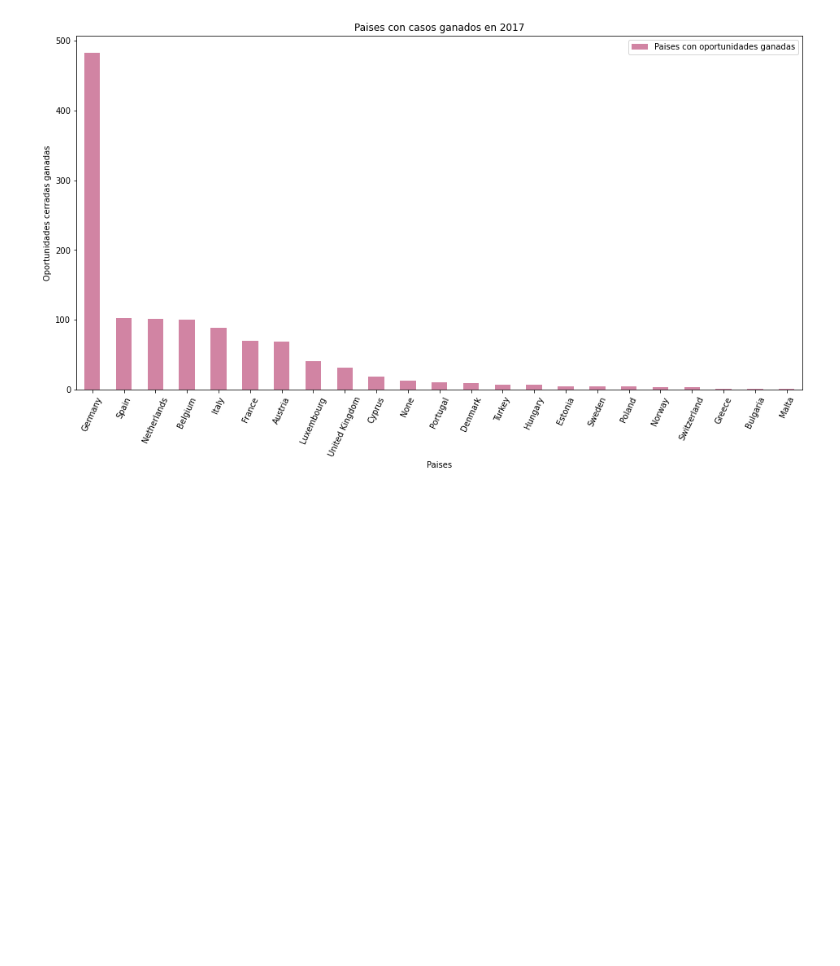
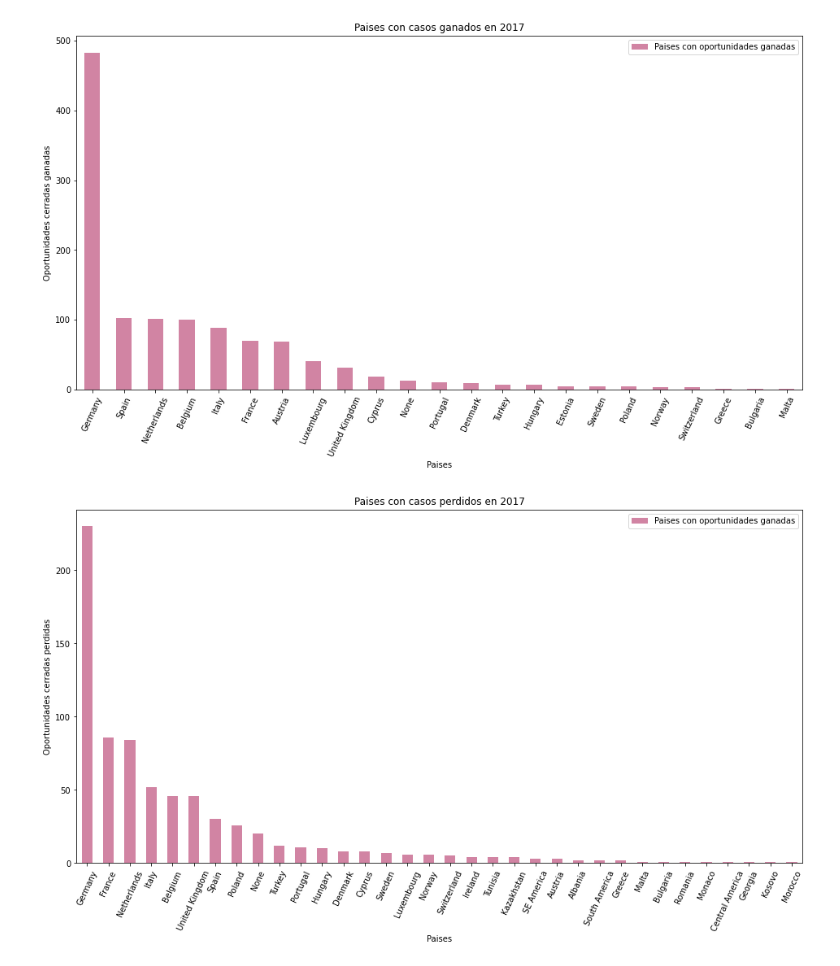
Before and after one commit to Ramaxx95/TP1-Orga-de-Datos, a Jupyter notebook: Visualizaciones/Region_EMEA.ipynb, the cells around one changed output. Drawn from its saved outputs; the diff is of its cells as text; code cells hidden in the pictures; blank space fills up the shorter version.

```diff
--- a/Visualizaciones/Region_EMEA.ipynb
+++ b/Visualizaciones/Region_EMEA.ipynb
@@ -151,3 +151,13 @@ ax.set_xlabel('Paises')
 plt.show()
 # %% [output]
 [figure]
+# %%
+anio_2017_perdidos = anio_2017[anio_2017.Stage == 'Closed Lost']
+grafico_2017_perdidos_pais = anio_2017_perdidos.Territory.value_counts().to_frame( name = 'Paises con oportunidades ganadas')
+grafico_2017_perdidos_pais.plot(kind= 'bar',figsize =(16,8), rot =65, title = 'Paises con casos perdidos en 2017', color = (0.7, 0.2, 0.4, 0.6));
+ax=plt.gca()
+ax.set_ylabel('Oportunidades cerradas perdidas');
+ax.set_xlabel('Paises')
+plt.show()
+# %% [output]
+[figure, added]
```
Also changed, not shown: parts of 4 cells of this notebook.
